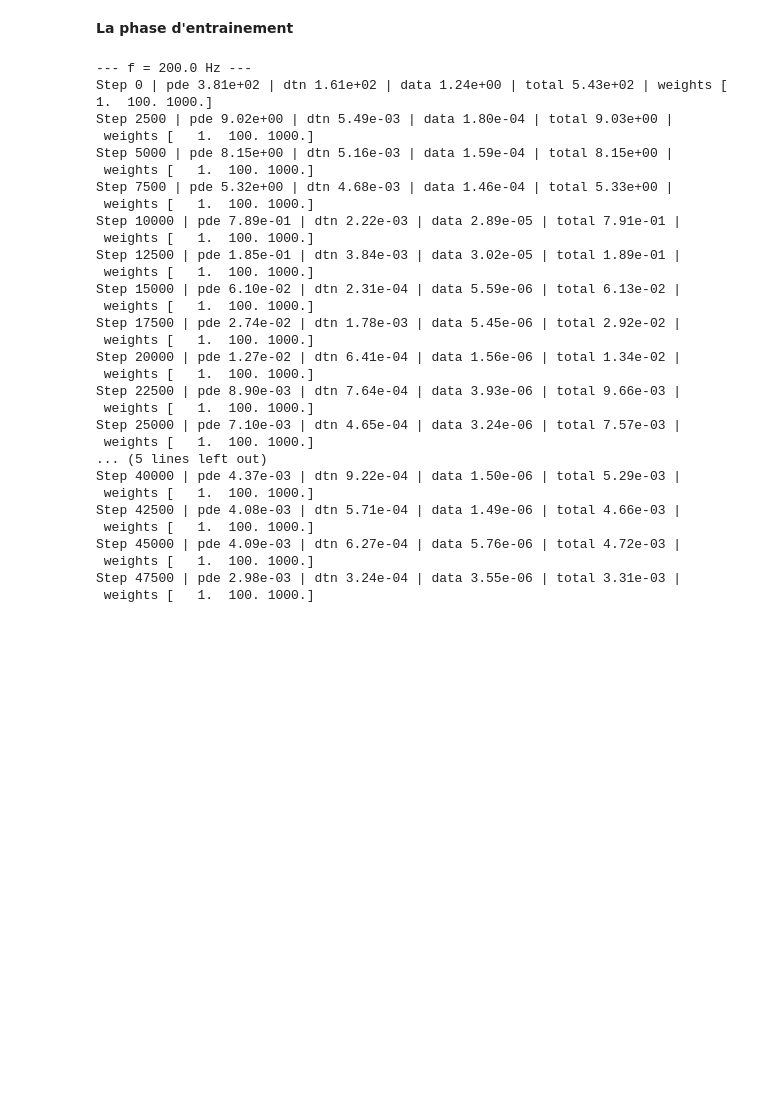
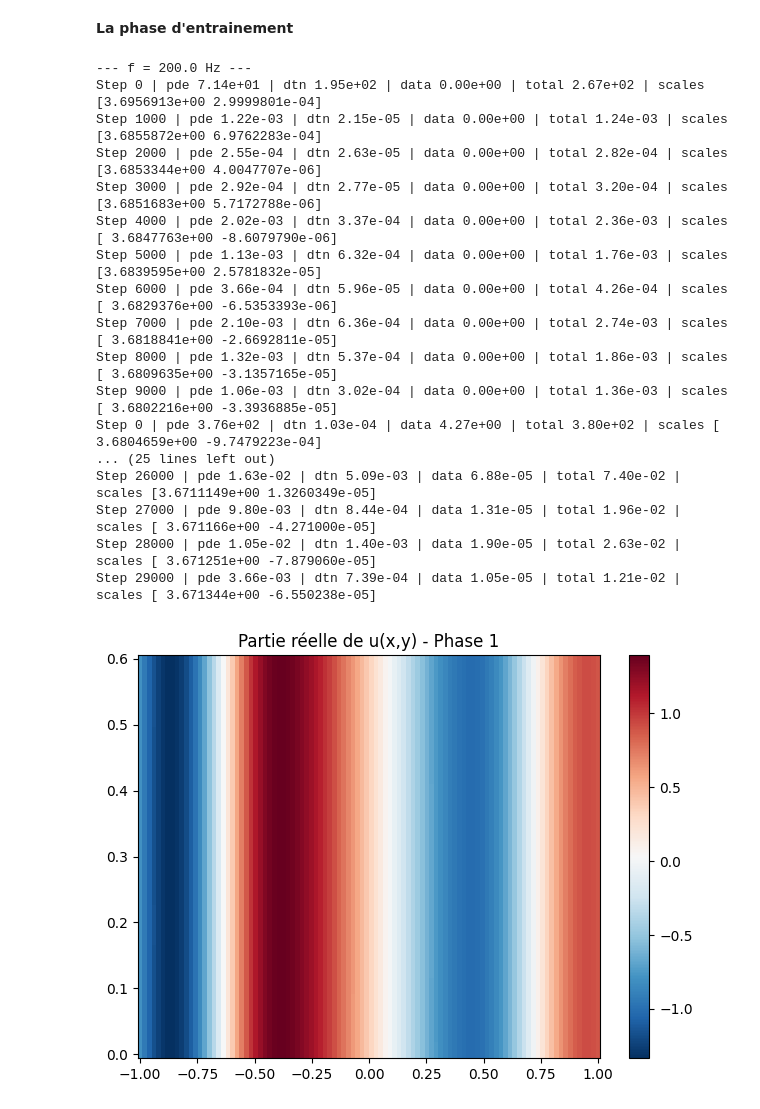
Before and after one commit to Mintche/Internship-PINNs, a Jupyter notebook: 2D Wave Guide/WaveGuide_PINN_scd.ipynb, the cells around one changed output. Drawn from its saved outputs; the diff is of its cells as text; code cells hidden in the pictures; blank space fills up the shorter version.

```diff
--- a/2D Wave Guide/WaveGuide_PINN_scd.ipynb
+++ b/2D Wave Guide/WaveGuide_PINN_scd.ipynb
@@ -281,32 +305,51 @@ def train(layers_uv, layers_m, N, max_steps_per_freq, freqs, eval_interval, loss
 # %% [markdown]
 **La phase d'entrainement**
 # %%
-max_steps_per_freq = 50000
-eval_interval = max_steps_per_freq//20
+eval = 50
 N = 1000
 loss_threshold = 1e-4
 patience = 5
+eval_interval = 1000
+max_step_phase1 = 10000
+max_step_phase2 = 30000
 
 freq = np.array([200.0])
 
 key, subkey = jax.random.split(key)
-layers_uv, layers_m, key, train_loss = train(layers_uv, layers_m, N, max_steps_per_freq, freq, eval_interval, loss_threshold, patience, key)
+params_uv, layers_m, key, loss_forward, loss_inverse = train(params_uv, layers_m, N, max_step_phase1, max_step_phase2, freq, eval_interval, loss_threshold, patience, key)
 # %% [output]
 --- f = 200.0 Hz ---
-Step 0 | pde 3.81e+02 | dtn 1.61e+02 | data 1.24e+00 | total 5.43e+02 | weights [   1.  100. 1000.]
-Step 2500 | pde 9.02e+00 | dtn 5.49e-03 | data 1.80e-04 | total 9.03e+00 | weights [   1.  100. 1000.]
-Step 5000 | pde 8.15e+00 | dtn 5.16e-03 | data 1.59e-04 | total 8.15e+00 | weights [   1.  100. 1000.]
-Step 7500 | pde 5.32e+00 | dtn 4.68e-03 | data 1.46e-04 | total 5.33e+00 | weights [   1.  100. 1000.]
-Step 10000 | pde 7.89e-01 | dtn 2.22e-03 | data 2.89e-05 | total 7.91e-01 | weights [   1.  100. 1000.]
-Step 12500 | pde 1.85e-01 | dtn 3.84e-03 | data 3.02e-05 | total 1.89e-01 | weights [   1.  100. 1000.]
-Step 15000 | pde 6.10e-02 | dtn 2.31e-04 | data 5.59e-06 | total 6.13e-02 | weights [   1.  100. 1000.]
-Step 17500 | pde 2.74e-02 | dtn 1.78e-03 | data 5.45e-06 | total 2.92e-02 | weights [   1.  100. 1000.]
-Step 20000 | pde 1.27e-02 | dtn 6.41e-04 | data 1.56e-06 | total 1.34e-02 | weights [   1.  100. 1000.]
-Step 22500 | pde 8.90e-03 | dtn 7.64e-04 | data 3.93e-06 | total 9.66e-03 | weights [   1.  100. 1000.]
-Step 25000 | pde 7.10e-03 | dtn 4.65e-04 | data 3.24e-06 | total 7.57e-03 | weights [   1.  100. 1000.]
-... (5 lines left out)
-Step 40000 | pde 4.37e-03 | dtn 9.22e-04 | data 1.50e-06 | total 5.29e-03 | weights [   1.  100. 1000.]
-Step 42500 | pde 4.08e-03 | dtn 5.71e-04 | data 1.49e-06 | total 4.66e-03 | weights [   1.  100. 1000.]
-Step 45000 | pde 4.09e-03 | dtn 6.27e-04 | data 5.76e-06 | total 4.72e-03 | weights [   1.  100. 1000.]
-Step 47500 | pde 2.98e-03 | dtn 3.24e-04 | data 3.55e-06 | total 3.31e-03 | weights [   1.  100. 1000.]
+Step 0 | pde 7.14e+01 | dtn 1.95e+02 | data 0.00e+00 | total 2.67e+02 | scales [3.6956913e+00 2.9999801e-04]
+Step 1000 | pde 1.22e-03 | dtn 2.15e-05 | data 0.00e+00 | total 1.24e-03 | scales [3.6855872e+00 6.9762283e-04]
+Step 2000 | pde 2.55e-04 | dtn 2.63e-05 | data 0.00e+00 | total 2.82e-04 | scales [3.6853344e+00 4.0047707e-06]
+Step 3000 | pde 2.92e-04 | dtn 2.77e-05 | data 0.00e+00 | total 3.20e-04 | scales [3.6851683e+00 5.7172788e-06]
+Step 4000 | pde 2.02e-03 | dtn 3.37e-04 | data 0.00e+00 | total 2.36e-03 | scales [ 3.6847763e+00 -8.6079790e-06]
+Step 5000 | pde 1.13e-03 | dtn 6.32e-04 | data 0.00e+00 | total 1.76e-03 | scales [3.6839595e+00 2.5781832e-05]
+Step 6000 | pde 3.66e-04 | dtn 5.96e-05 | data 0.00e+00 | total 4.26e-04 | scales [ 3.6829376e+00 -6.5353393e-06]
+Step 7000 | pde 2.10e-03 | dtn 6.36e-04 | data 0.00e+00 | total 2.74e-03 | scales [ 3.6818841e+00 -2.6692811e-05]
+Step 8000 | pde 1.32e-03 | dtn 5.37e-04 | data 0.00e+00 | total 1.86e-03 | scales [ 3.6809635e+00 -3.1357165e-05]
+Step 9000 | pde 1.06e-03 | dtn 3.02e-04 | data 0.00e+00 | total 1.36e-03 | scales [ 3.6802216e+00 -3.3936885e-05]
+Step 0 | pde 3.76e+02 | dtn 1.03e-04 | data 4.27e+00 | total 3.80e+02 | scales [ 3.6804659e+00 -9.7479223e-04]
+... (25 lines left out)
+Step 26000 | pde 1.63e-02 | dtn 5.09e-03 | data 6.88e-05 | total 7.40e-02 | scales [3.6711149e+00 1.3260349e-05]
+Step 27000 | pde 9.80e-03 | dtn 8.44e-04 | data 1.31e-05 | total 1.96e-02 | scales [ 3.671166e+00 -4.271000e-05]
+Step 28000 | pde 1.05e-02 | dtn 1.40e-03 | data 1.90e-05 | total 2.63e-02 | scales [ 3.671251e+00 -7.879060e-05]
+Step 29000 | pde 3.66e-03 | dtn 7.39e-04 | data 1.05e-05 | total 1.21e-02 | scales [ 3.671344e+00 -6.550238e-05]
+# %%
+def u_real(x,y):
+    features = gamma(x, y, params_uv['sigma'])
+    return forward_func(params_uv['layers'], features)[0]
+
+x = np.linspace(-1, 1, 100)
+y = np.linspace(0, 0.6, 50)
+
+u_grid = jax.vmap(jax.vmap(u_real, in_axes=(0, None)), in_axes=(None, 0))(x, 2*y/H - 1)
+
+plt.pcolormesh(x, y, u_grid, cmap='RdBu_r')
+plt.colorbar()
+plt.title("Partie réelle de u(x,y) - Phase 1")
+plt.tight_layout()
+plt.show()
+# %% [output]
+[figure, added]
 # %%
```
Also changed, not shown: parts of 6 cells of this notebook, 3 other files.
